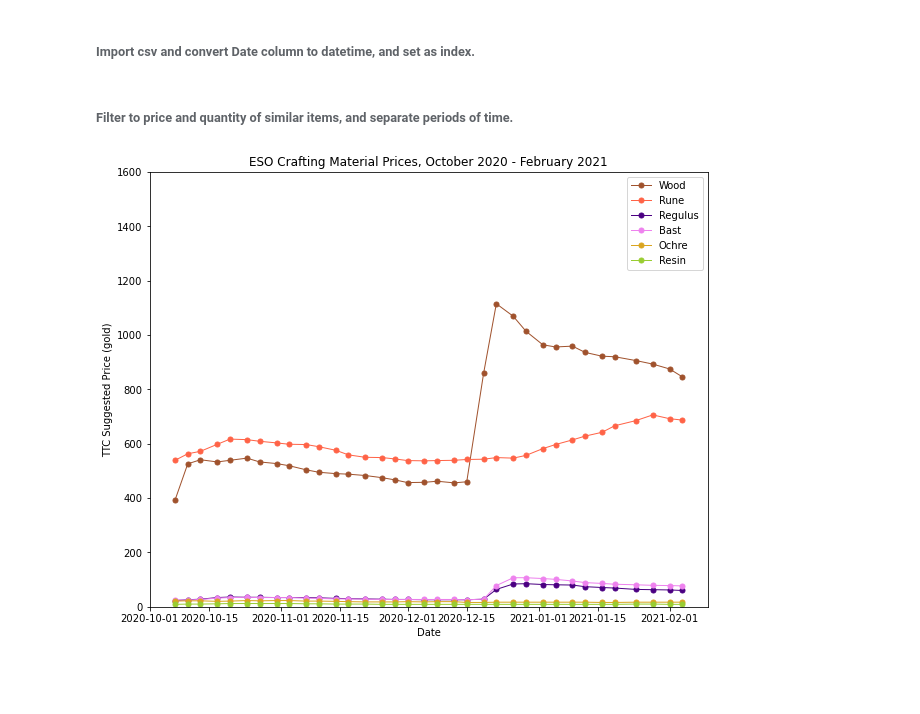
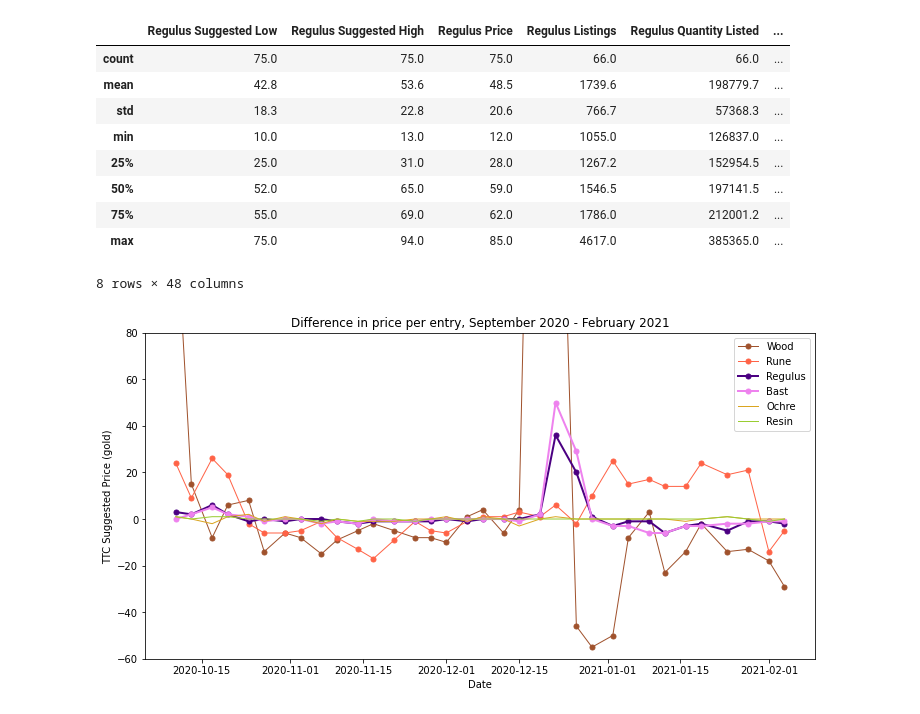
Before and after one commit to racheldelong/ESO-Crafting-Material-Prices, a Jupyter notebook: ESOMatPrices.ipynb, the cells around one changed output. Drawn from its saved outputs; the diff is of its cells as text; code cells hidden in the pictures; blank space fills up the shorter version.

```diff
--- a/ESOMatPrices.ipynb
+++ b/ESOMatPrices.ipynb
@@ -2,6 +3,4 @@
 import pandas as pd
 import numpy as np
 import matplotlib.pyplot as plt
-# %% [markdown]
-###### Import csv and convert Date column to datetime, and set as index.
 # %%
@@ -8,10 +8,29 @@ import matplotlib.pyplot as plt
 df = pd.read_csv('prices.csv', parse_dates=['Date'], index_col=['Date'])
-# %% [markdown]
-###### Filter to price and quantity of similar items, and separate periods of time.
 # %%
-df = df.filter(items=['Regulus Price', 'Regulus Quantity Listed', 'Bast Price', 'Bast Quantity Listed', 'Wood Price', 'Wood Quantity Listed', 'Ochre Price', 'Ochre Quantity Listed', 'Resin Price', 'Resin Quantity Listed', 'Rune Price', 'Rune Quantity Listed'])
+# Filter to price & quantity of similar items.
+df = df.filter(items=['Date', 'Regulus Price', 'Regulus Quantity Listed', 'Bast Price', 'Bast Quantity Listed', 'Wood Price', 'Wood Quantity Listed', 'Ochre Price', 'Ochre Quantity Listed', 'Resin Price', 'Resin Quantity Listed', 'Rune Price', 'Rune Quantity Listed'])
+# Remove missing values
 df = df.dropna()
-df_2020 = df.loc['2020':'2021']
-df_2022 = df.loc['2022':]
+# Separate by years to remove large gaps
+df2020 = df.loc['2020':'2021']
+df2022 = df.loc['2022':]
+# %%
+# Descriptive statistics
+df_desc = df.describe()
+df_desc = df_desc.round(1)
+display(df_desc)
+# %% [output]
+|  | Regulus Suggested Low | Regulus Suggested High | Regulus Price | Regulus Listings | Regulus Quantity Listed | ... |
+| count | 75.0 | 75.0 | 75.0 | 66.0 | 66.0 | ... |
+| mean | 42.8 | 53.6 | 48.5 | 1739.6 | 198779.7 | ... |
+| std | 18.3 | 22.8 | 20.6 | 766.7 | 57368.3 | ... |
+| min | 10.0 | 13.0 | 12.0 | 1055.0 | 126837.0 | ... |
+| 25% | 25.0 | 31.0 | 28.0 | 1267.2 | 152954.5 | ... |
+| 50% | 52.0 | 65.0 | 59.0 | 1546.5 | 197141.5 | ... |
+| 75% | 55.0 | 69.0 | 62.0 | 1786.0 | 212001.2 | ... |
+| max | 75.0 | 94.0 | 85.0 | 4617.0 | 385365.0 | ... |
+8 rows × 48 columns
 # %%
-### lol um
+# Find difference between rows
+df2020_diff = df2020.diff()
+df2022_diff = df2022.diff()
@@ -22,16 +37,17 @@ df_2022 = df.loc['2022':]
 # %%
-plt.plot(df_2020['Wood Price'], label='Wood', linewidth=1, marker='.', markersize=10, color='sienna')
-plt.plot(df_2020['Rune Price'], label='Rune', linewidth=1, marker='.', markersize=10, color='tomato')
-plt.plot(df_2020['Regulus Price'], label='Regulus', linewidth=1, marker='.', markersize=10, color='indigo')
-plt.plot(df_2020['Bast Price'], label='Bast', linewidth=1, marker='.', markersize=10, color='violet')
-plt.plot(df_2020['Ochre Price'], label='Ochre', linewidth=1, marker='.', markersize=10, color='goldenrod')
-plt.plot(df_2020['Resin Price'], label='Resin', linewidth=1, marker='.', markersize=10, color='yellowgreen')
+# Create line graph of price increases per entry for 2020-21
+plt.plot(df2020_diff['Wood Price'], label='Wood', linewidth=1, marker='.', markersize=10, color='sienna')
+plt.plot(df2020_diff['Rune Price'], label='Rune', linewidth=1, marker='.', markersize=10, color='tomato')
+plt.plot(df2020_diff['Regulus Price'], label='Regulus', linewidth=2, marker='.', markersize=10, color='indigo')
+plt.plot(df2020_diff['Bast Price'], label='Bast', linewidth=2, marker='.', markersize=10, color='violet')
+plt.plot(df2020_diff['Ochre Price'], label='Ochre', linewidth=1, color='goldenrod')
+plt.plot(df2020_diff['Resin Price'], label='Resin', linewidth=1, color='yellowgreen')
 plt.ylabel('TTC Suggested Price (gold)')
 plt.xlabel('Date')
-plt.title('ESO Crafting Material Prices, October 2020 - February 2021')
+plt.title('Difference in price per entry, September 2020 - February 2021')
 plt.legend(loc="upper right")
-plt.ylim([0, 1600])
-plt.gcf().set_size_inches(10, 8)
+plt.ylim(-60, 80)
+plt.gcf().set_size_inches(12,6)
 plt.show()
 # %% [output]
-[figure, old version]
+[figure, new version]
```
Also changed, not shown: parts of 7 cells of this notebook.
